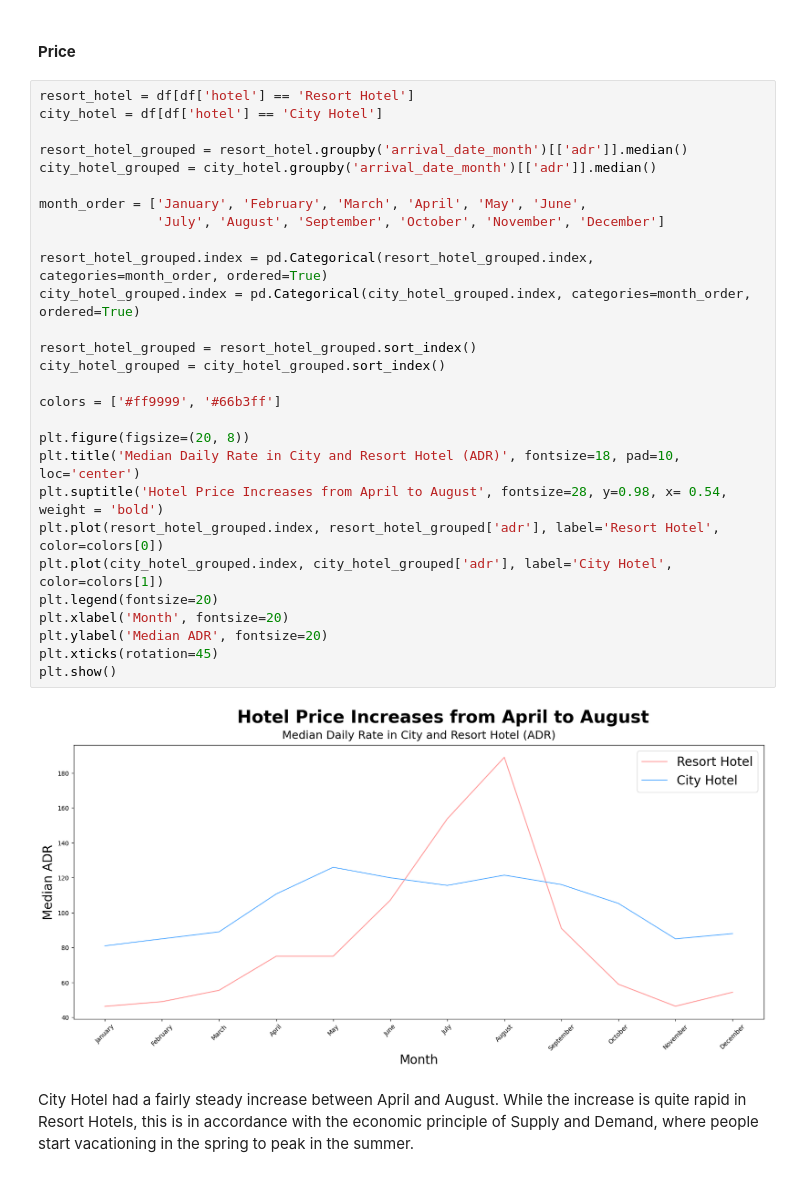
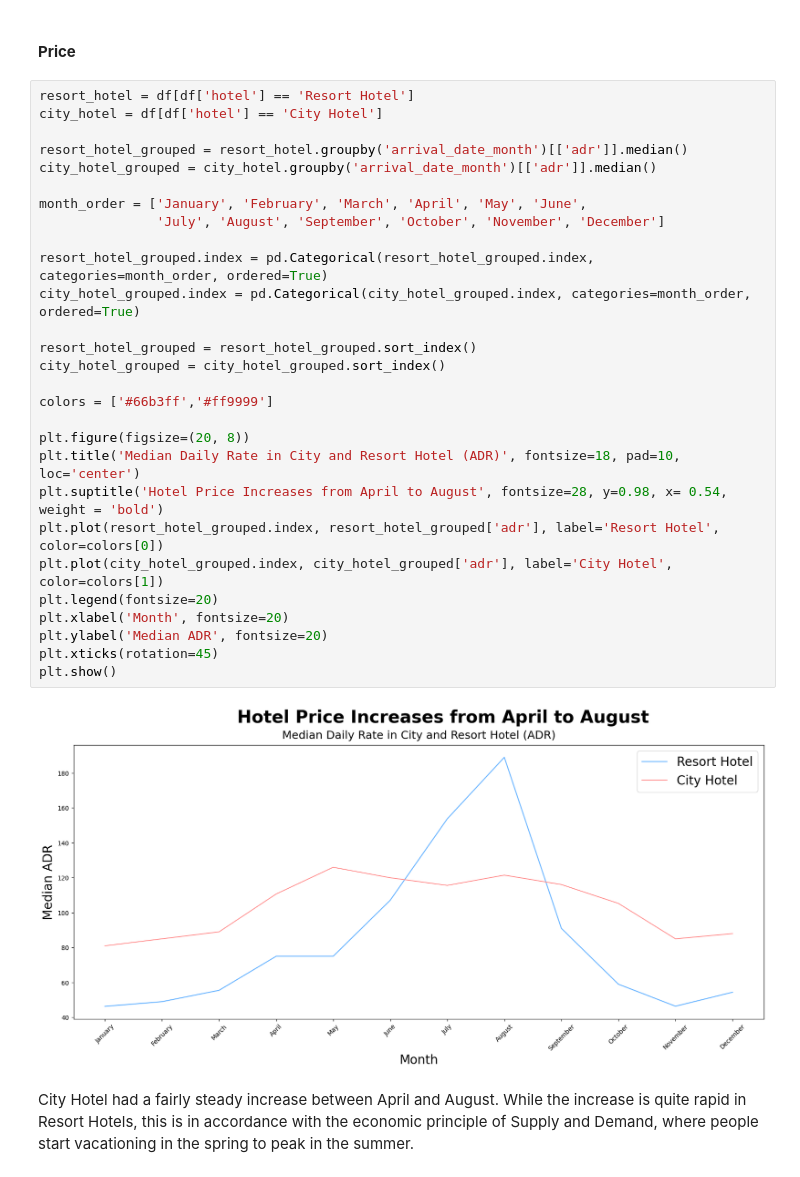
Before and after one commit to garudapaksi-yusuf/Hotel_Booking_Demand, a Jupyter notebook: Hotel_Booking_Demand_Part_1.ipynb, the cells around one changed output. Cells and saved outputs as stored; diff of their text form.

```diff
--- a/Hotel_Booking_Demand_Part_1.ipynb
+++ b/Hotel_Booking_Demand_Part_1.ipynb
@@ -778,33 +746,33 @@ August and July are the customer's favorite months for vacation. This makes sens
 # %%
 resort_hotel = df[df['hotel'] == 'Resort Hotel']
 city_hotel = df[df['hotel'] == 'City Hotel']
 
 resort_hotel_grouped = resort_hotel.groupby('arrival_date_month')[['adr']].median()
 city_hotel_grouped = city_hotel.groupby('arrival_date_month')[['adr']].median()
 
 month_order = ['January', 'February', 'March', 'April', 'May', 'June',
                'July', 'August', 'September', 'October', 'November', 'December']
 
 resort_hotel_grouped.index = pd.Categorical(resort_hotel_grouped.index, categories=month_order, ordered=True)
 city_hotel_grouped.index = pd.Categorical(city_hotel_grouped.index, categories=month_order, ordered=True)
 
 resort_hotel_grouped = resort_hotel_grouped.sort_index()
 city_hotel_grouped = city_hotel_grouped.sort_index()
 
-colors = ['#ff9999', '#66b3ff']
+colors = ['#66b3ff','#ff9999']
 
 plt.figure(figsize=(20, 8))
 plt.title('Median Daily Rate in City and Resort Hotel (ADR)', fontsize=18, pad=10, loc='center')
 plt.suptitle('Hotel Price Increases from April to August', fontsize=28, y=0.98, x= 0.54, weight = 'bold')
 plt.plot(resort_hotel_grouped.index, resort_hotel_grouped['adr'], label='Resort Hotel', color=colors[0])
 plt.plot(city_hotel_grouped.index, city_hotel_grouped['adr'], label='City Hotel', color=colors[1])
 plt.legend(fontsize=20)
 plt.xlabel('Month', fontsize=20)
 plt.ylabel('Median ADR', fontsize=20)
 plt.xticks(rotation=45)
 plt.show()
 # %% [output]
-[figure, old version]
+[figure, new version]
 # %% [markdown]
 City Hotel had a fairly steady increase between April and August. While the increase is quite rapid in Resort Hotels, this is in accordance with the economic principle of Supply and Demand, where people start vacationing in the spring to peak in the summer.
 # %% [markdown]
```
Also changed, not shown: parts of 12 cells of this notebook, 7 other files.
